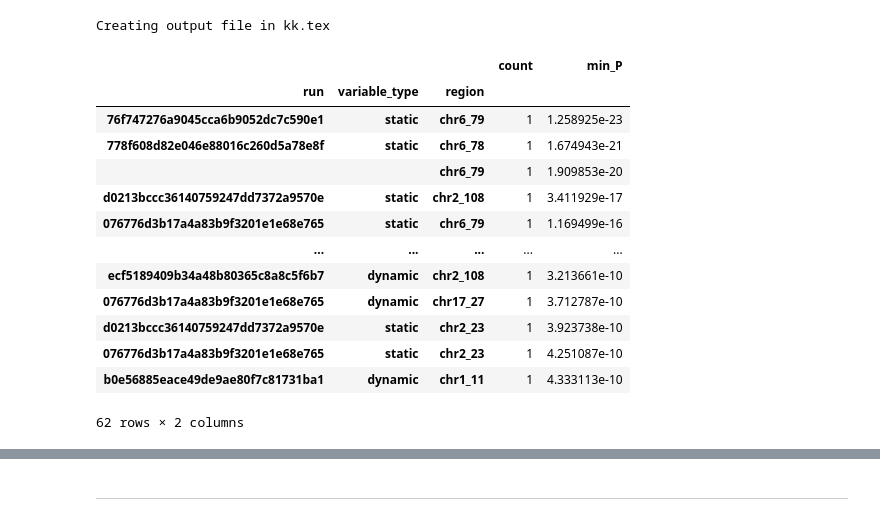
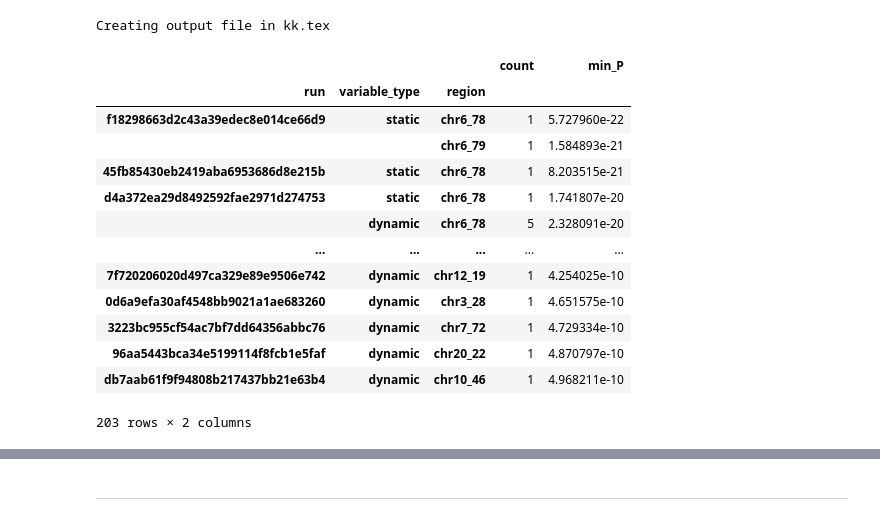
Before and after one commit to rbonazzola/CardiacMotionGWAS, a Jupyter notebook: GWAS_analysis.ipynb, the cells around one changed output, grey strips where cells are left out. Cells and saved outputs as stored; diff of their text form; code cells hidden in the pictures.

```diff
--- a/GWAS_analysis.ipynb
+++ b/GWAS_analysis.ipynb
@@ -124,2 +29,4 @@ Collect the region-wise summaries
 # %%
-results = EnsembleResults(f"/home/rodrigo/01_repos/GWAS_pipeline/output/All_partitions_spatiotemporal/summaries")
+# GWAS_RESULTS_DIR = "/mnt/data/workshop/workshop-user1/output/GWAS/cardiac_indices_ed_and_es/"
+GWAS_RESULTS_DIR = "/home/rodrigo/01_repos/GWAS_pipeline/output/All_partitions_spatiotemporal_afterNov2023/" #cardiac_indices_ed_and_es/"
+results = EnsembleResults(GWAS_RESULTS_DIR) #, top_n_runs_per_chamber=20)
@@ -133,25 +128,25 @@ results.show_counts()
 # %%
-region_assocs_df[region_assocs_df.P < 5e-10].\
+results.region_assocs_df[results.region_assocs_df.P < 5e-10].\
   groupby(by=["run", "variable_type", "region"]).\
   aggregate({"CHR":"count", "P": "min"}).\
   rename({"CHR":"count", "P":"min_P"}, axis=1).\
   sort_values("count", ascending=False).\
   sort_values("min_P", ascending=True)
 # %% [output]
 |  |  |  | count | min_P |
 | run | variable_type | region |  |  |
-| 76f747276a9045cca6b9052dc7c590e1 | static | chr6_79 | 1 | 1.258925e-23 |
-| 778f608d82e046e88016c260d5a78e8f | static | chr6_78 | 1 | 1.674943e-21 |
-|  |  | chr6_79 | 1 | 1.909853e-20 |
-| d0213bccc36140759247dd7372a9570e | static | chr2_108 | 1 | 3.411929e-17 |
-| 076776d3b17a4a83b9f3201e1e68e765 | static | chr6_79 | 1 | 1.169499e-16 |
+| f18298663d2c43a39edec8e014ce66d9 | static | chr6_78 | 1 | 5.727960e-22 |
+|  |  | chr6_79 | 1 | 1.584893e-21 |
+| 45fb85430eb2419aba6953686d8e215b | static | chr6_78 | 1 | 8.203515e-21 |
+| d4a372ea29d8492592fae2971d274753 | static | chr6_78 | 1 | 1.741807e-20 |
+|  | dynamic | chr6_78 | 5 | 2.328091e-20 |
 | ... | ... | ... | ... | ... |
-| ecf5189409b34a48b80365c8a8c5f6b7 | dynamic | chr2_108 | 1 | 3.213661e-10 |
-| 076776d3b17a4a83b9f3201e1e68e765 | dynamic | chr17_27 | 1 | 3.712787e-10 |
-| d0213bccc36140759247dd7372a9570e | static | chr2_23 | 1 | 3.923738e-10 |
-| 076776d3b17a4a83b9f3201e1e68e765 | static | chr2_23 | 1 | 4.251087e-10 |
-| b0e56885eace49de9ae80f7c81731ba1 | dynamic | chr1_11 | 1 | 4.333113e-10 |
+| 7f720206020d497ca329e89e9506e742 | dynamic | chr12_19 | 1 | 4.254025e-10 |
+| 0d6a9efa30af4548bb9021a1ae683260 | dynamic | chr3_28 | 1 | 4.651575e-10 |
+| 3223bc955cf54ac7bf7dd64356abbc76 | dynamic | chr7_72 | 1 | 4.729334e-10 |
+| 96aa5443bca34e5199114f8fcb1e5faf | dynamic | chr20_22 | 1 | 4.870797e-10 |
+| db7aab61f9f94808b217437bb21e63b4 | dynamic | chr10_46 | 1 | 4.968211e-10 |
-62 rows × 2 columns
+203 rows × 2 columns
 # %%
 # region_count_df.sort_values("min_P").reset_index().to_csv("../00_CardiacMotionRL/analysis/loci_pvals_static_vs_dynamic.csv")
 # %%
```
Also changed, not shown: parts of 39 cells of this notebook, 1 other file.
